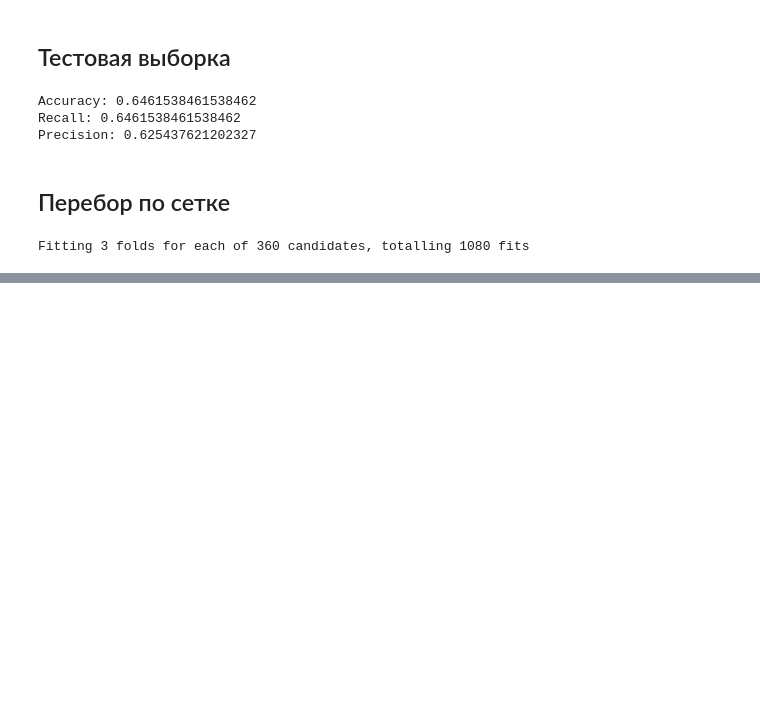
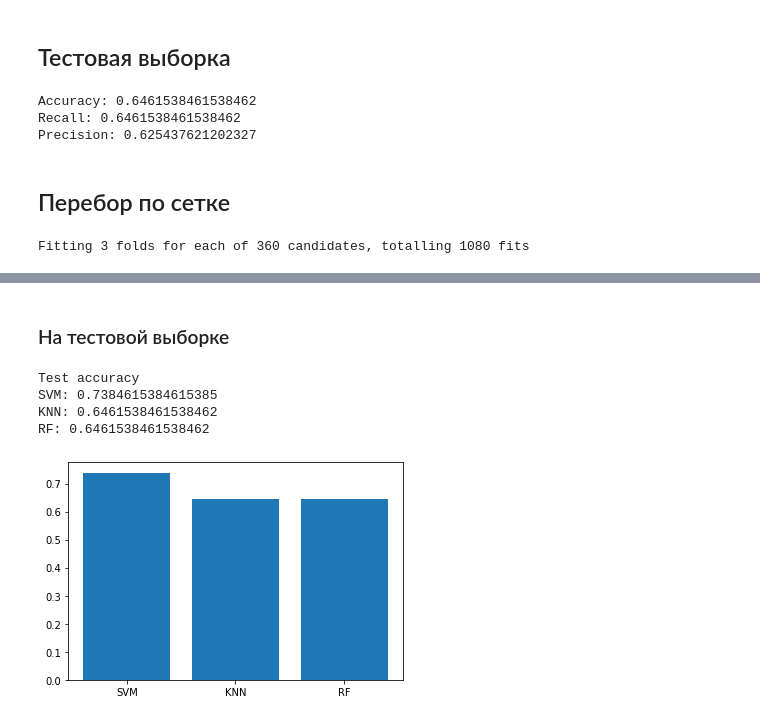
Before and after one commit to RivalLogorithm/laba_isit, a Jupyter notebook: 5_6/5_6.ipynb, the cells around one changed output, grey strips where cells are left out. Cells and saved outputs as stored; diff of their text form; code cells hidden in the pictures; blank space fills up the shorter version.

```diff
--- a/5_6/5_6.ipynb
+++ b/5_6/5_6.ipynb
@@ -54,6 +60,7 @@ Precision: 0.7552726613129298
 # %% [markdown]
 ## Тестовая выборка
 # %%
+svm_accuracy_test = accuracy_score(y_test, y_test_pred)
 print("Accuracy: {}".format(accuracy_score(y_test, y_test_pred)))
 print("Recall: {}".format(recall_score(y_test, y_test_pred, average='weighted')))
 print("Precision: {}".format(f1_score(y_test, y_test_pred, average='weighted')))
@@ -265,6 +279,7 @@ Precision: 0.7305010984541186
 # %% [markdown]
 ## Тестовая выборка
 # %%
+knn_accuracy_test = accuracy_score(y_test, y_test_pred)
 print("Accuracy: {}".format(accuracy_score(y_test, y_test_pred)))
 print("Recall: {}".format(recall_score(y_test, y_test_pred, average='weighted')))
 print("Precision: {}".format(f1_score(y_test, y_test_pred, average='weighted')))
@@ -388,6 +407,7 @@ Precision: 0.7305010984541186
 # %% [markdown]
 ## Тестовая выборка
 # %%
+rf_accuracy_test = accuracy_score(y_test, y_test_pred)
 print("Accuracy: {}".format(accuracy_score(y_test, y_test_pred)))
 print("Recall: {}".format(recall_score(y_test, y_test_pred, average='weighted')))
 print("Precision: {}".format(f1_score(y_test, y_test_pred, average='weighted')))
@@ -486,0 +541,13 @@ sns.scatterplot(x="comp-1", y="comp-2", hue=df_test_pred.y.tolist(),
+# %% [markdown]
+### На тестовой выборке
+# %%
+accuracy_data_test = [svm_accuracy_test, knn_accuracy_test, rf_accuracy_test]
+axis = ['SVM', 'KNN', 'RF']
+plt.bar(axis, accuracy_data_test)
+print("Test accuracy\nSVM: {}\nKNN: {}\nRF: {}".format(svm_accuracy_test, knn_accuracy_test, rf_accuracy_test))
+# %% [output]
+Test accuracy
+SVM: 0.7384615384615385
+KNN: 0.6461538461538462
+RF: 0.6461538461538462
+[figure, added]
```
Also changed, not shown: parts of 36 cells of this notebook.
